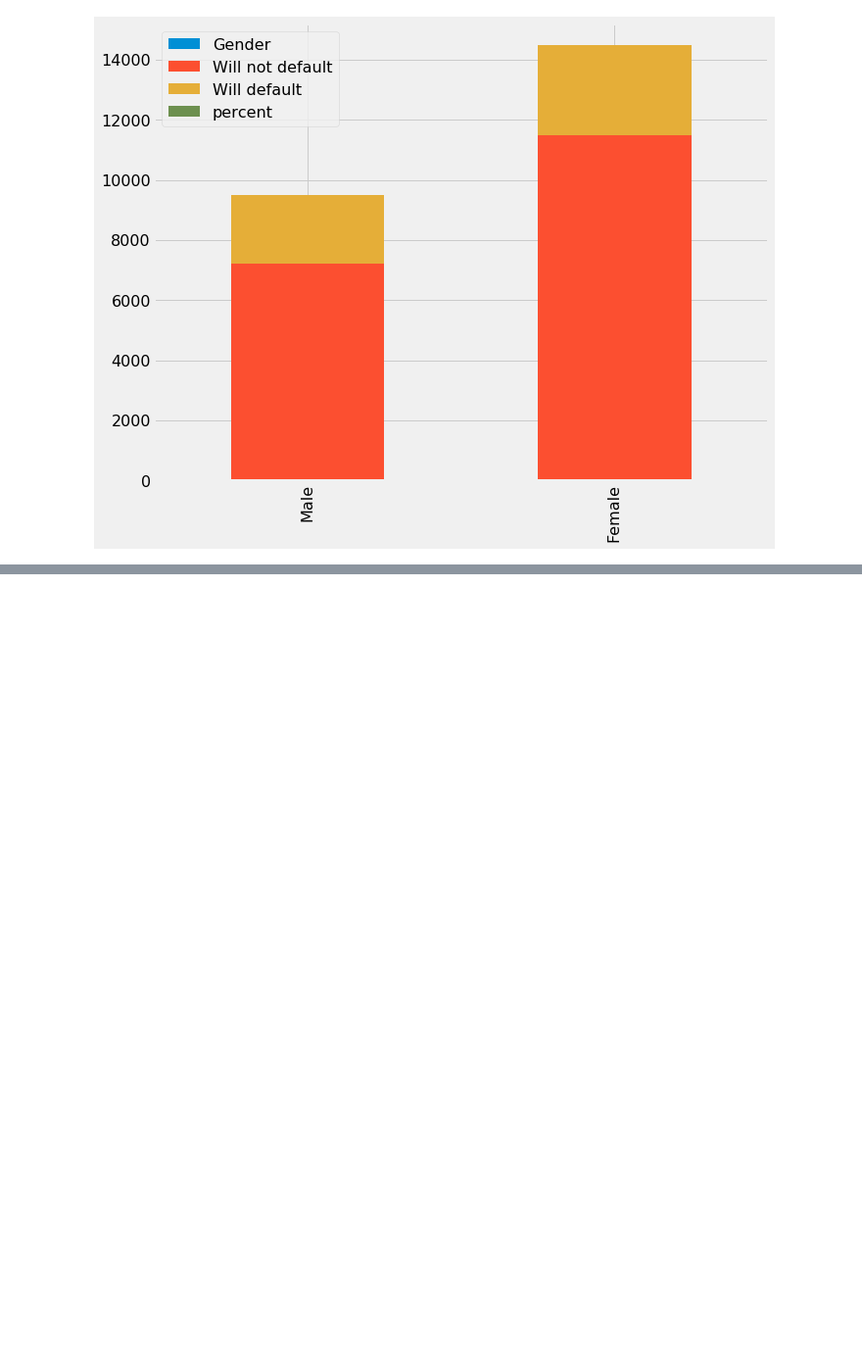
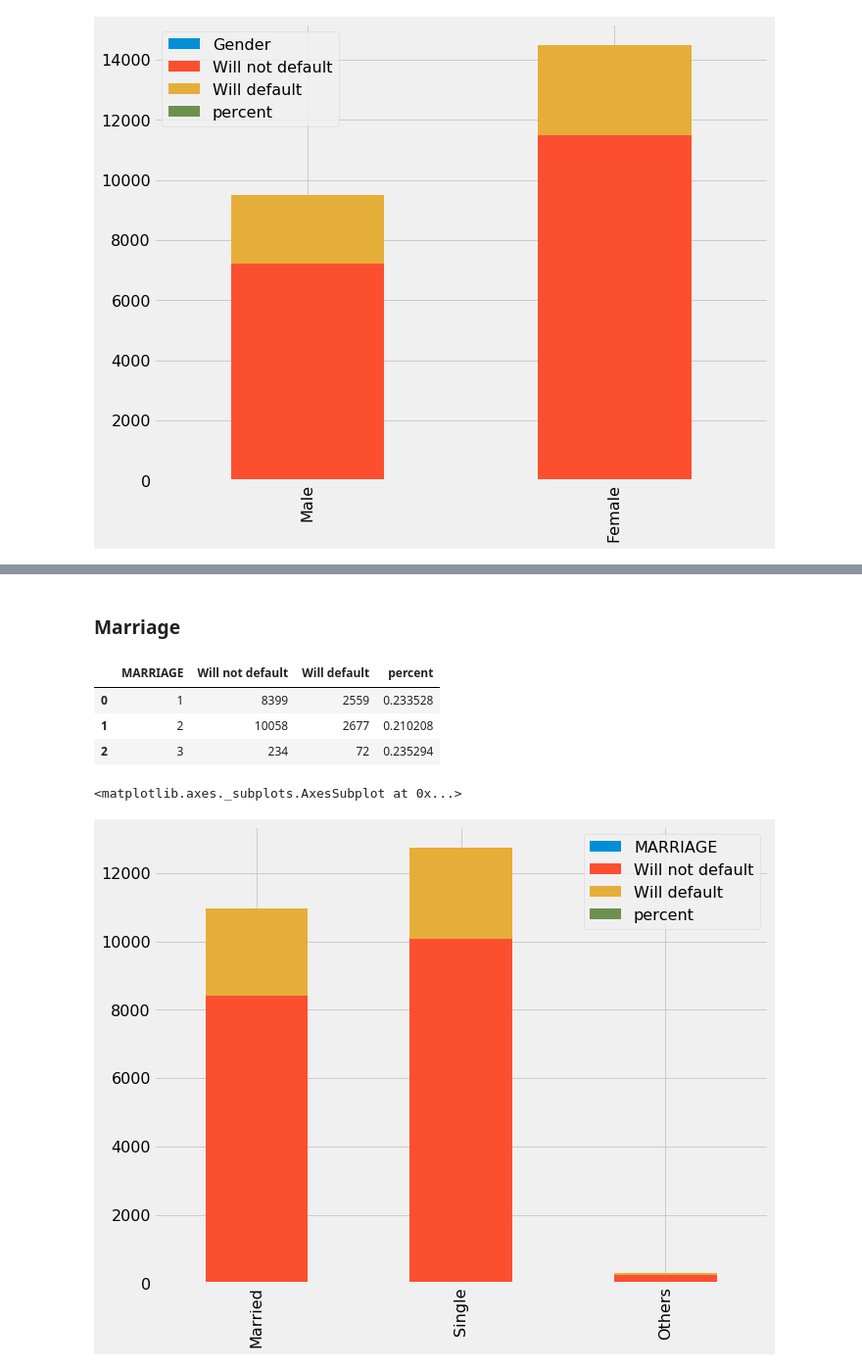
Before and after one commit to emilia329/CreditCard, a Jupyter notebook: EDA.ipynb, the cells around one changed output, grey strips where cells are left out. Shown at 98% size. Drawn from its saved outputs; the diff is of its cells as text; code cells hidden in the pictures; blank space fills up the shorter version.

Commit message:
analysis of marriage and eduaction

```diff
--- a/EDA.ipynb
+++ b/EDA.ipynb
@@ -263,0 +285,20 @@ sex_df.plot(kind='bar',stacked=True, figsize=(10,8))
+# %% [markdown]
+### Marriage
+# %%
+marriage_df = df.groupby(['MARRIAGE', 'default payment next month']).size().unstack(1)
+marriage_df.reset_index(inplace = True)
+marriage_df.columns = ['MARRIAGE', 'Will not default', 'Will default']
+marriage_df["percent"] = marriage_df["Will default"] / (marriage_df["Will not default"] + marriage_df["Will default"])
+
+marriage_df
+# %% [output]
+|  | MARRIAGE | Will not default | Will default | percent |
+| 0 | 1 | 8399 | 2559 | 0.233528 |
+| 1 | 2 | 10058 | 2677 | 0.210208 |
+| 2 | 3 | 234 | 72 | 0.235294 |
+# %%
+marriage_df.index = ['Married', 'Single', 'Others']
+marriage_df.plot(kind='bar',stacked=True, figsize=(10,8))
+# %% [output]
+<matplotlib.axes._subplots.AxesSubplot at 0x...>
+[figure, added]
```
Also changed, not shown: parts of 3 cells of this notebook.
